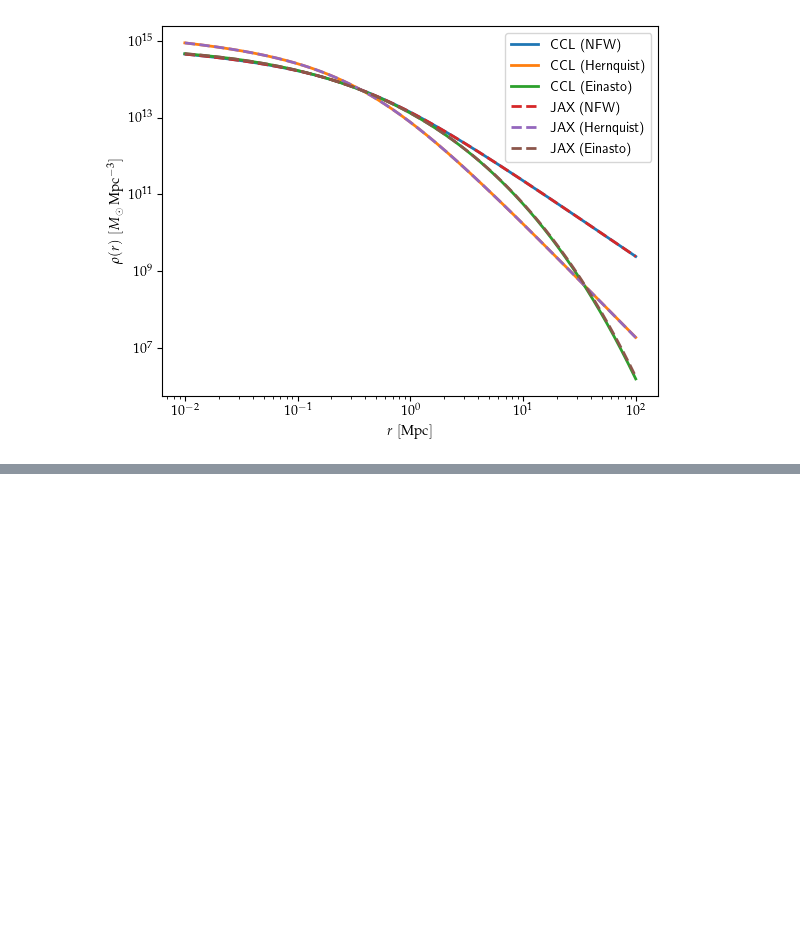
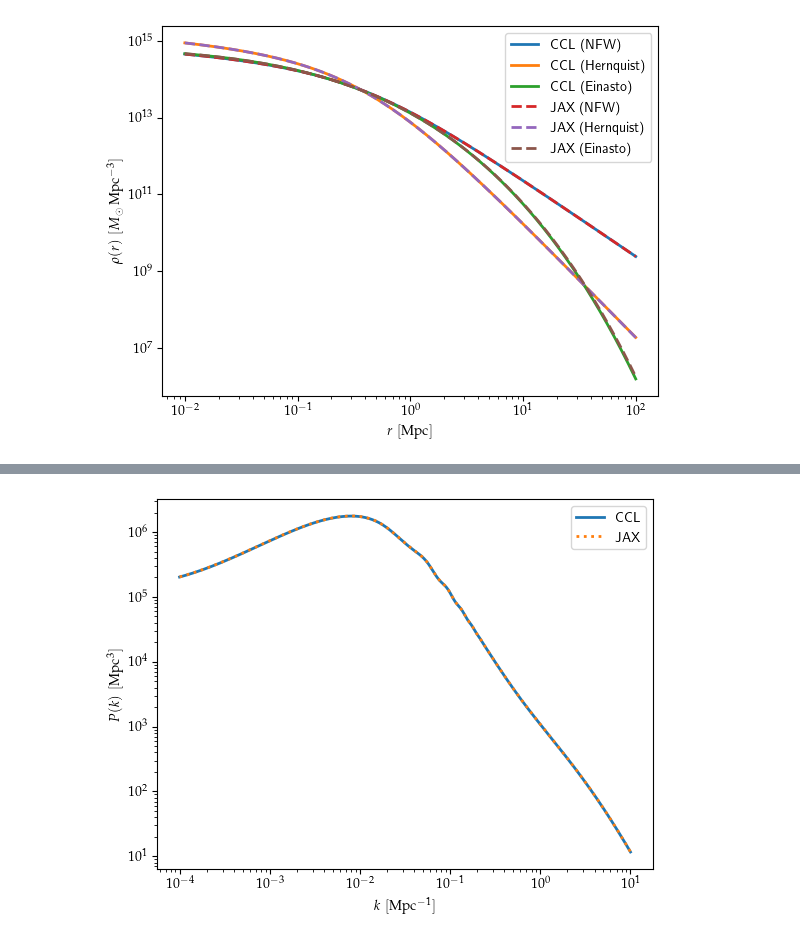
Before and after one commit to Harry45/jaxccl, a Jupyter notebook: notebook_hmfunc.ipynb, the cells around one changed output, grey strips where cells are left out. Saved outputs shown, nothing was run; the diff lists cells and outputs as text; code cells hidden in the pictures; blank space fills up the shorter version.

Commit message:
power spectrum calculation

```diff
--- a/notebook_hmfunc.ipynb
+++ b/notebook_hmfunc.ipynb
@@ -306,0 +357,43 @@ plt.show()
+# %%
+# Wavenumbers and scale factors
+k_arr = jnp.geomspace(1e-4, 1e1, 256)
+a_arr = jnp.linspace(0.1, 1, 32)
+
+mass_function = JAXMassFuncTinker08(200, "matter")
+halo_bias = HaloBiasTinker10(200, "matter")
+mass_definition = MassDefinition(200, "matter")
+conc_jax = JAXConDuffy08(mass_def="200m")
+halo_profile = JAXHaloProfileNFW(mass_definition, conc_jax, truncated=False)
+hmc = JAXHMCalculator(mass_function, halo_bias, mass_definition)
+# %%
+# We will use a mass definition with Delta = 200 times the matter density
+hmd_200m = ccl.halos.MassDef200m
+
+# The Duffy 2008 concentration-mass relation
+cM = ccl.halos.ConcentrationDuffy08(mass_def=hmd_200m)
+
+# The Tinker 2008 mass function
+nM = ccl.halos.MassFuncTinker08(mass_def=hmd_200m)
+
+# The Tinker 2010 halo bias
+bM = ccl.halos.HaloBiasTinker10(mass_def=hmd_200m)
+
+# The NFW profile to characterize the matter density around halos
+pM = ccl.halos.HaloProfileNFW(mass_def=hmd_200m, concentration=cM, truncated=False)
+# %%
+hmc_ccl = ccl.halos.HMCalculator(mass_function=nM, halo_bias=bM, mass_def=hmd_200m)
+# %%
+pk_ccl = ccl_halomod_power_spectrum(cosmo_ccl, hmc_ccl, k_arr, 1.0, pM)
+pk_jax = halomod_power_spectrum(cosmo_jax, hmc, k_arr, 1.0, interpolator, halo_profile)
+# %%
+plt.loglog(k_arr, pk_ccl, lw=2, label="CCL")
+plt.loglog(k_arr, pk_jax, lw=2, linestyle=":", label="JAX")
+plt.legend()
+plt.xlabel(r"$k\,\,[{\rm Mpc}^{-1}]$")
+plt.ylabel(r'$P(k)\,\,[{\rm Mpc}^3]$')
+plt.legend()
+if SAVEFIG:
+    plt.savefig(f"{PATH}power_spectrum.pdf", bbox_inches="tight")
+plt.show()
+# %% [output]
+[figure, added]
```
Also changed, not shown: parts of 14 cells of this notebook, 4 other files.
